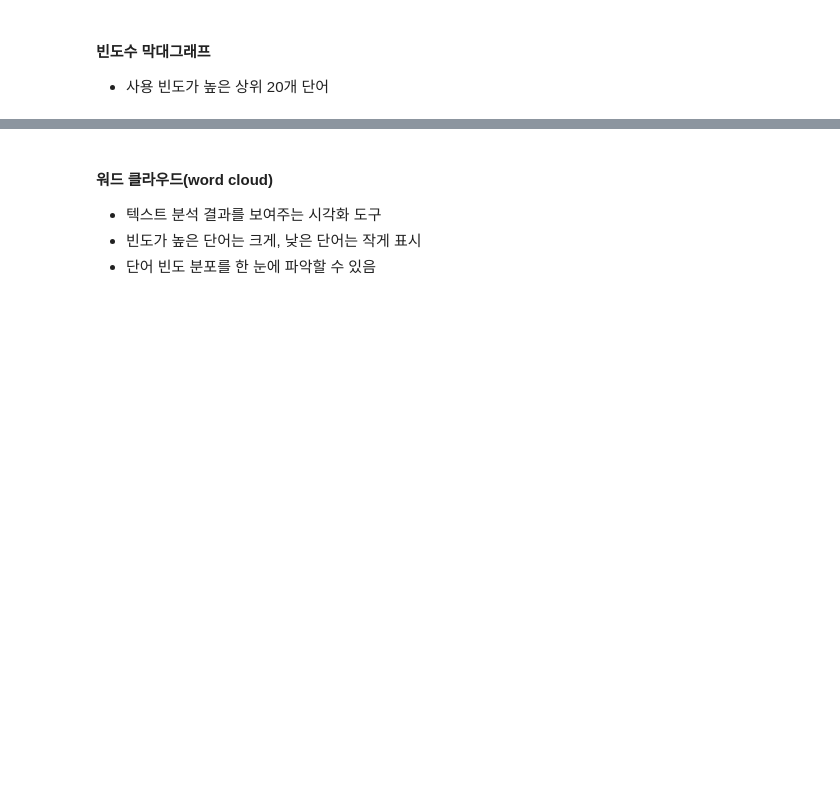
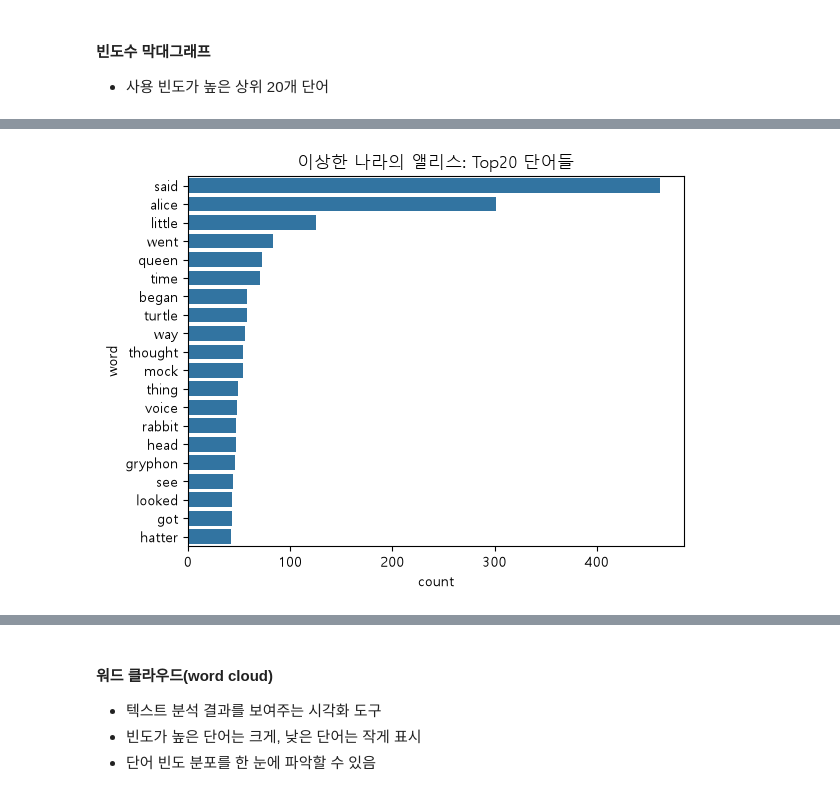
Before and after one commit to dkdkdk606/national_Defense, a Jupyter notebook: 06_Text_Preprocessing/1_코드/NLP_03_텍스트전처리와시각화01.ipynb, the cells around one changed output, grey strips where cells are left out. Cells and saved outputs as stored; diff of their text form; code cells hidden in the pictures; blank space fills up the shorter version.

```diff
--- a/06_Text_Preprocessing/1_코드/NLP_03_텍스트전처리와시각화01.ipynb
+++ b/06_Text_Preprocessing/1_코드/NLP_03_텍스트전처리와시각화01.ipynb
@@ -28,0 +117,5 @@
+# %%
+from nltk.tokenize import RegexpTokenizer
+
+reg = RegexpTokenizer(r'\w{3,}')
+reg_tokens = reg.tokenize(doc_alice.lower())
@@ -34,0 +192,9 @@
+# %%
+# NN: 명사(단수), VB: 동사원형, VBD: 동사과거형, JJ: 형용사
+tag_set = ['NN', 'VB', 'VBD', 'JJ']
+
+result = [word for word, tag in pos_tag(without_sw) if tag in tag_set]
+
+alice_word_counter2 = Counter(result)
+print(f'# of words(NN, VB, VBD, JJ):{len(alice_word_counter2)}')
+print(f'Top 20 high frequency words:\n{alice_word_counter2.most_common(20)}')
@@ -37,2 +214,6 @@
+# %%
+# 한글코드
+plt.rcParams['font.family'] = 'Malgun Gothic'  # 'NanumGothic', 'AppleGothic'
+plt.rcParams['axes.unicode_minus'] = False
 # %% [markdown]
 #### 전체 단어별 빈도수 시각화
@@ -43,3 +255,12 @@
 # %% [markdown]
 #### 빈도수 막대그래프
 - 사용 빈도가 높은 상위 20개 단어
+# %%
+# 교수님 ver
+import pandas as pd
+
+word_list = [word for word in alice_word_counter2]
+word_freq_list = [alice_word_counter2[word] for word in alice_word_counter2]
+#word_df = pd.DataFrame(data={'word': word_list, 'count': word_freq_list})
+word_df = pd.DataFrame(data=alice_word_counter2.most_common(), columns=['word', 'count'])
+word_df
@@ -45,0 +281,19 @@
+# %%
+import shutil
+import matplotlib as mpl
+import matplotlib.pyplot as plt
+import seaborn as sns
+
+# 1. 손상된 폰트 정보가 기록된 캐시 삭제
+shutil.rmtree(mpl.get_cachedir(), ignore_errors=True)
+
+# 2. 정상 시스템 폰트로 한글 설정
+plt.rcParams['font.family'] = 'Malgun Gothic'
+plt.rcParams['axes.unicode_minus'] = False
+
+# 3. 중단되었던 시각화 코드 실행
+sns.barplot(data=word_df[:20], x='count', y='word')
+plt.title('이상한 나라의 앨리스: Top20 단어들')
+plt.show()
+# %% [output]
+[figure, added]
```
Also changed, not shown: parts of 83 cells of this notebook, 19 other files.
